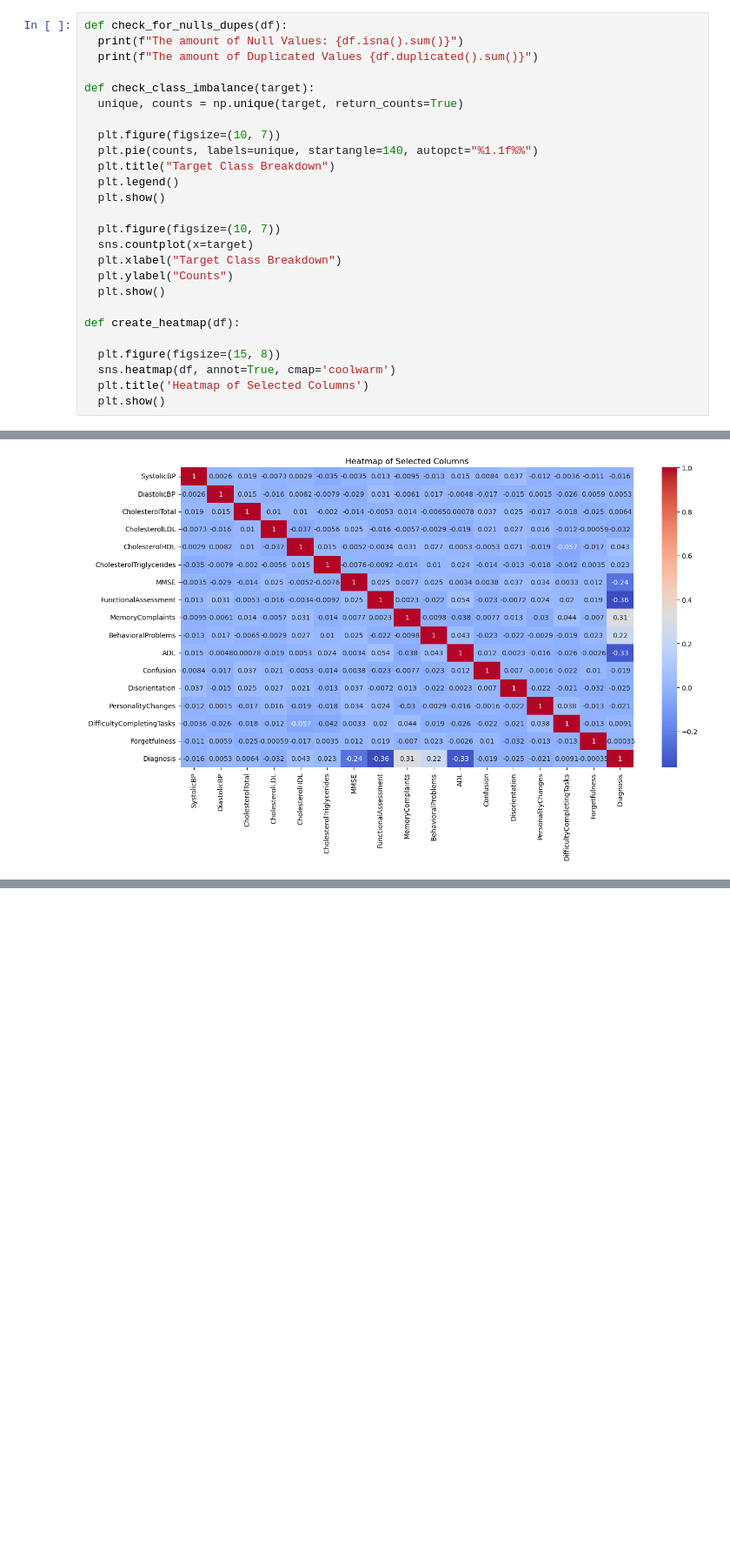
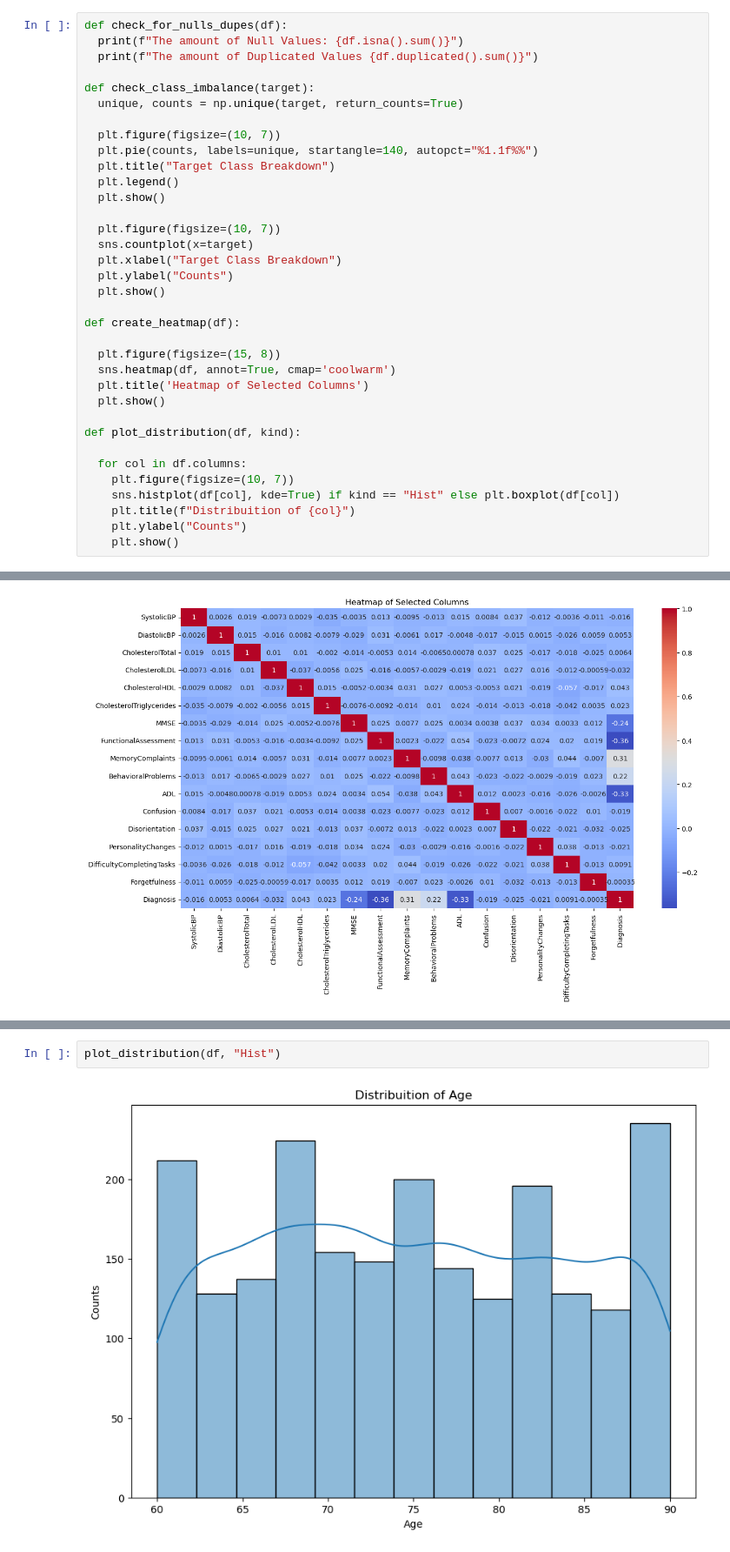
Before and after one commit to MaukanMir/Alzheimers-Classification, a Jupyter notebook: training.ipynb, the cells around one changed output, grey strips where cells are left out. Shown at 87% size. Drawn from its saved outputs; the diff is of its cells as text; blank space fills up the shorter version.

```diff
--- a/training.ipynb
+++ b/training.ipynb
@@ -39,6 +39,15 @@ def create_heatmap(df):
   sns.heatmap(df, annot=True, cmap='coolwarm')
   plt.title('Heatmap of Selected Columns')
   plt.show()
+
+def plot_distribution(df, kind):
+
+  for col in df.columns:
+    plt.figure(figsize=(10, 7))
+    sns.histplot(df[col], kde=True) if kind == "Hist" else plt.boxplot(df[col])
+    plt.title(f"Distribuition of {col}")
+    plt.ylabel("Counts")
+    plt.show()
 # %% [markdown]
 # EDA Analysis
 # %%
@@ -134,0 +146,4 @@ create_heatmap(df.iloc[:, 16:33].corr())
+# %%
+plot_distribution(df, "Hist")
+# %% [output]
+[figure, added]
```
Also changed, not shown: parts of 3 cells of this notebook.
